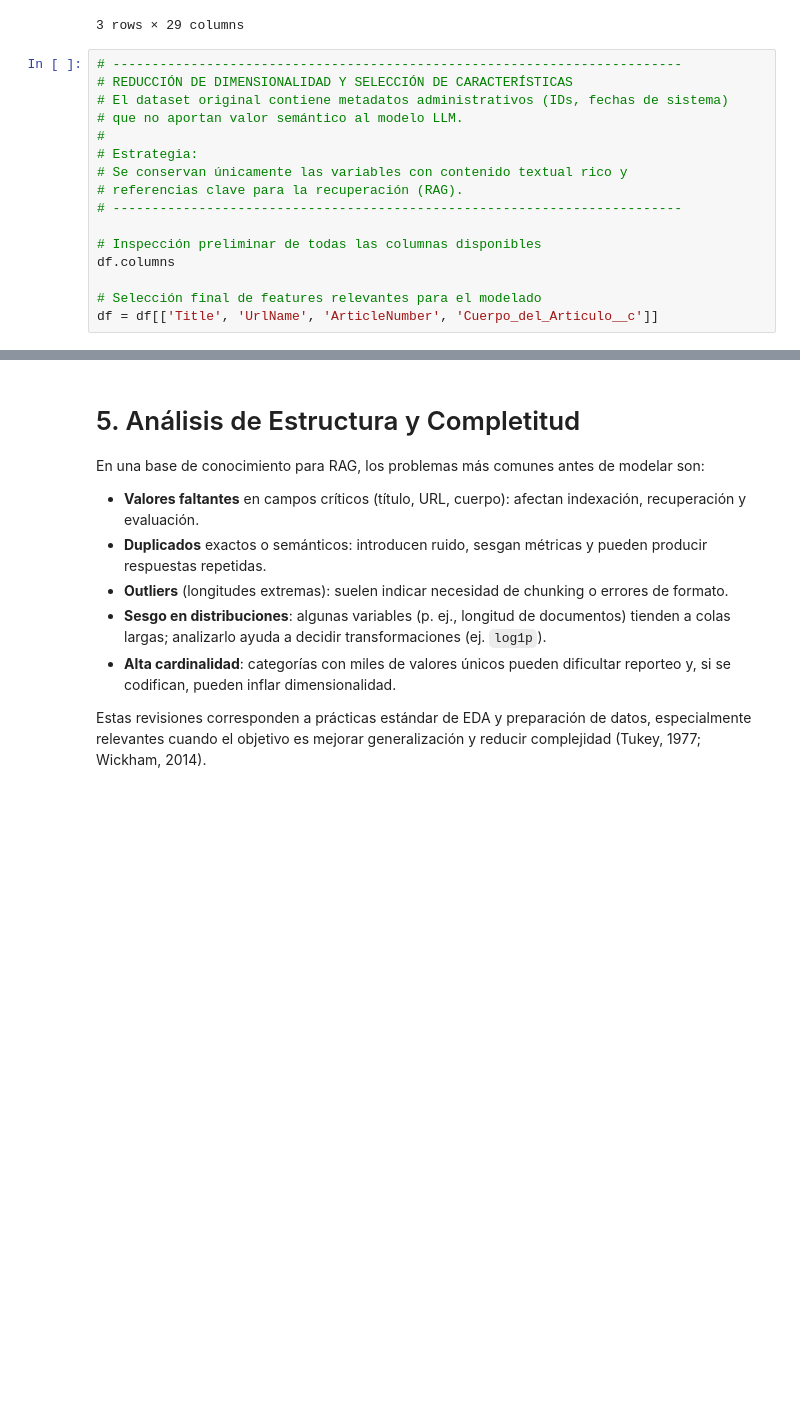
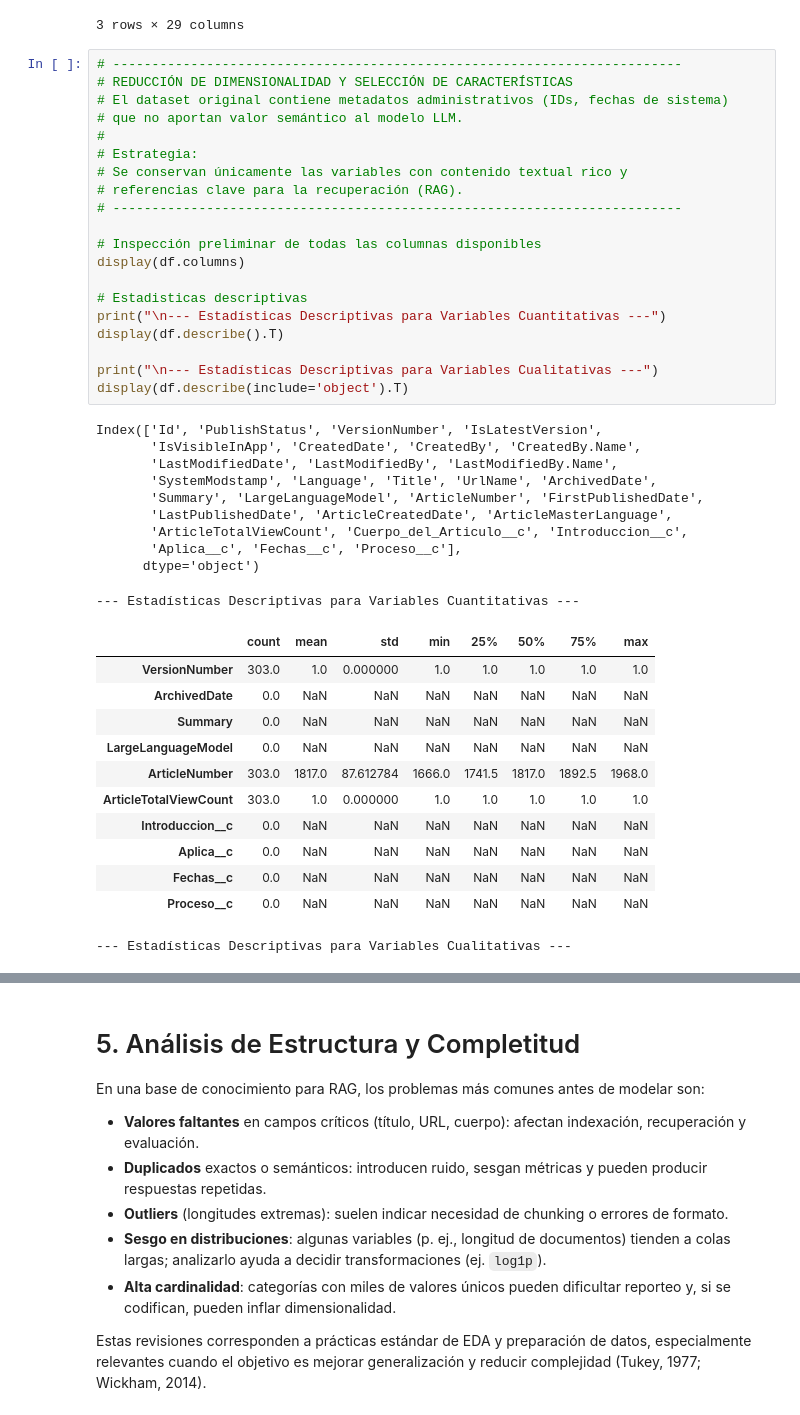
Before and after one commit to raulastrga/MNA, a Jupyter notebook: Avance1.15.ipynb, the cells around one changed output, grey strips where cells are left out. Drawn from its saved outputs; the diff is of its cells as text; blank space fills up the shorter version.

Commit message:
Se agregan gráficas y estadísticas descriptivas

```diff
--- a/Avance1.15.ipynb
+++ b/Avance1.15.ipynb
@@ -106,16 +106,43 @@ Filas (Documentos): 303 | Columnas (Metadatos): 29
 # %%
 # -------------------------------------------------------------------------
 # REDUCCIÓN DE DIMENSIONALIDAD Y SELECCIÓN DE CARACTERÍSTICAS
 # El dataset original contiene metadatos administrativos (IDs, fechas de sistema)
 # que no aportan valor semántico al modelo LLM.
 #
 # Estrategia:
 # Se conservan únicamente las variables con contenido textual rico y
 # referencias clave para la recuperación (RAG).
 # -------------------------------------------------------------------------
 
 # Inspección preliminar de todas las columnas disponibles
-df.columns
+display(df.columns)
 
-# Selección final de features relevantes para el modelado
-df = df[['Title', 'UrlName', 'ArticleNumber', 'Cuerpo_del_Articulo__c']]
+# Estadisticas descriptivas
+print("\n--- Estadísticas Descriptivas para Variables Cuantitativas ---")
+display(df.describe().T)
+
+print("\n--- Estadísticas Descriptivas para Variables Cualitativas ---")
+display(df.describe(include='object').T)
+# %% [output]
+Index(['Id', 'PublishStatus', 'VersionNumber', 'IsLatestVersion',
+       'IsVisibleInApp', 'CreatedDate', 'CreatedBy', 'CreatedBy.Name',
+       'LastModifiedDate', 'LastModifiedBy', 'LastModifiedBy.Name',
+       'SystemModstamp', 'Language', 'Title', 'UrlName', 'ArchivedDate',
+       'Summary', 'LargeLanguageModel', 'ArticleNumber', 'FirstPublishedDate',
+       'LastPublishedDate', 'ArticleCreatedDate', 'ArticleMasterLanguage',
+       'ArticleTotalViewCount', 'Cuerpo_del_Articulo__c', 'Introduccion__c',
+       'Aplica__c', 'Fechas__c', 'Proceso__c'],
+      dtype='object')
+--- Estadísticas Descriptivas para Variables Cuantitativas ---
+|  | count | mean | std | min | 25% | 50% | 75% | max |
+| VersionNumber | 303.0 | 1.0 | 0.000000 | 1.0 | 1.0 | 1.0 | 1.0 | 1.0 |
+| ArchivedDate | 0.0 | NaN | NaN | NaN | NaN | NaN | NaN | NaN |
+| Summary | 0.0 | NaN | NaN | NaN | NaN | NaN | NaN | NaN |
+| LargeLanguageModel | 0.0 | NaN | NaN | NaN | NaN | NaN | NaN | NaN |
+| ArticleNumber | 303.0 | 1817.0 | 87.612784 | 1666.0 | 1741.5 | 1817.0 | 1892.5 | 1968.0 |
+| ArticleTotalViewCount | 303.0 | 1.0 | 0.000000 | 1.0 | 1.0 | 1.0 | 1.0 | 1.0 |
+| Introduccion__c | 0.0 | NaN | NaN | NaN | NaN | NaN | NaN | NaN |
+| Aplica__c | 0.0 | NaN | NaN | NaN | NaN | NaN | NaN | NaN |
+| Fechas__c | 0.0 | NaN | NaN | NaN | NaN | NaN | NaN | NaN |
+| Proceso__c | 0.0 | NaN | NaN | NaN | NaN | NaN | NaN | NaN |
+--- Estadísticas Descriptivas para Variables Cualitativas ---
```
Also changed, not shown: parts of 3 cells of this notebook.
